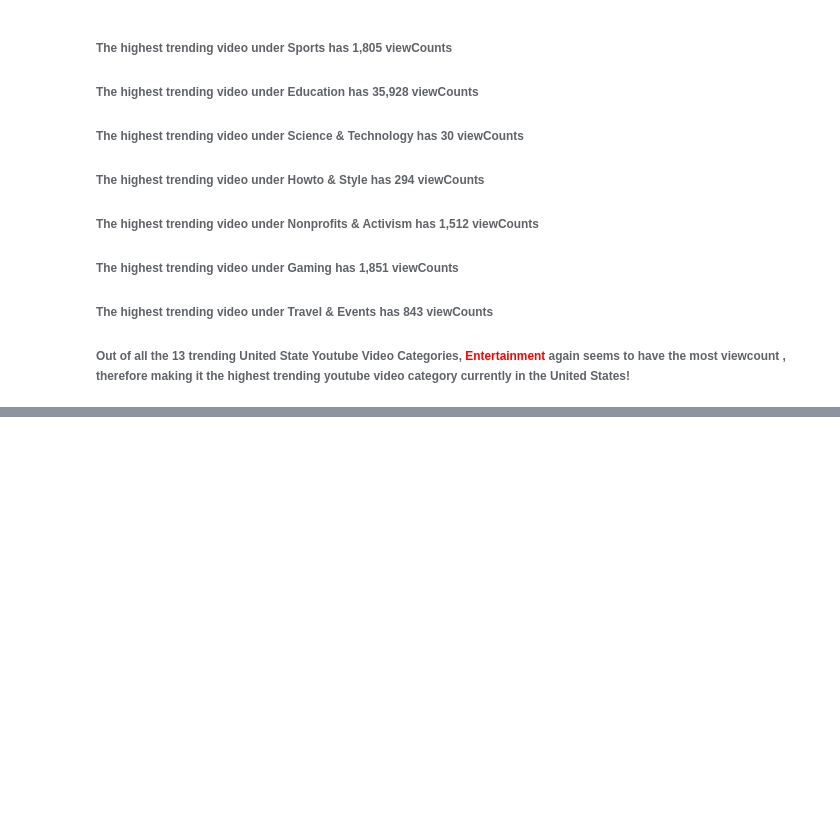
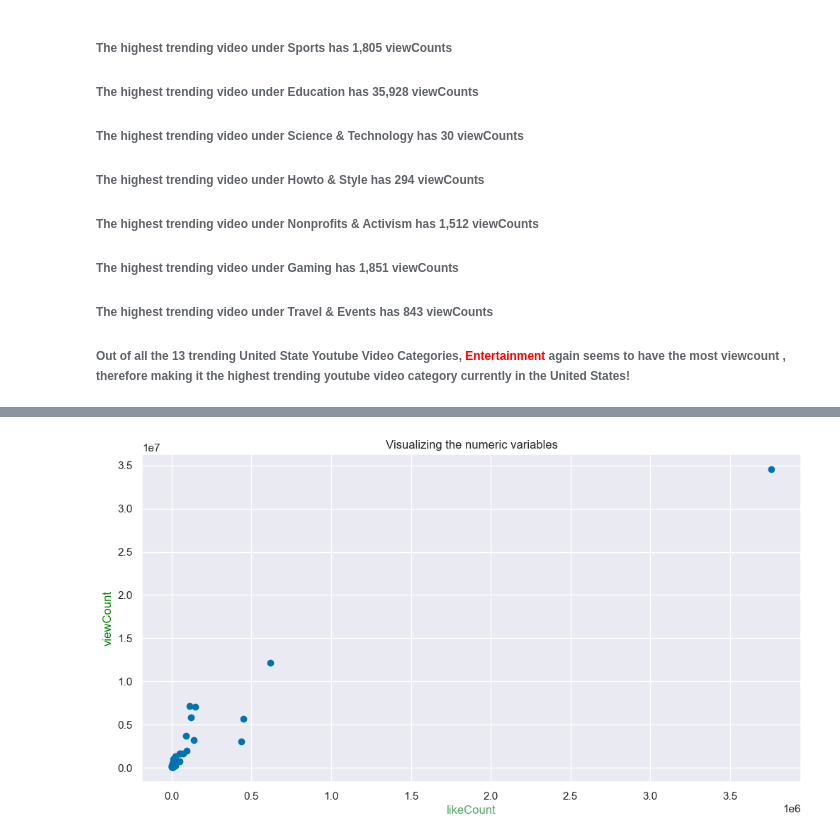
Before and after one commit to Kelvs95/DSM_CAPSTONE_PROJECT, a Jupyter notebook: Capstone_1.ipynb, the cells around one changed output, grey strips where cells are left out. Cells and saved outputs as stored; diff of their text form; code cells hidden in the pictures; blank space fills up the shorter version.

```diff
--- a/Capstone_1.ipynb
+++ b/Capstone_1.ipynb
@@ -136,14 +328,17 @@ US_data.corr()
 # %%
 # plotting viewCount against likecount
-fig, ax=plt.subplots()
-ax.scatter(Ng_data['likeCount'], Ng_data['viewCount'])
-plt.xscale("log")
-plt.yscale('log')
+# fig, ax=plt.subplots()
+plt.figure(figsize= (12,6))
+plt.scatter(Ng_data['likeCount'], Ng_data['viewCount'])
+# plt.xscale("log")
+# plt.yscale('log')
 plt.style.use('seaborn-v0_8-colorblind')
 plt.title("Visualizing the numeric variables")
 plt.ylabel("viewCount", color= "Green")
 plt.xlabel("likeCount", color= "g")
 plt.show()
+# %% [output]
+[figure, added]
 # %%
 # plotting ViewCount against commentCount
 
```
Also changed, not shown: parts of 21 cells of this notebook.
